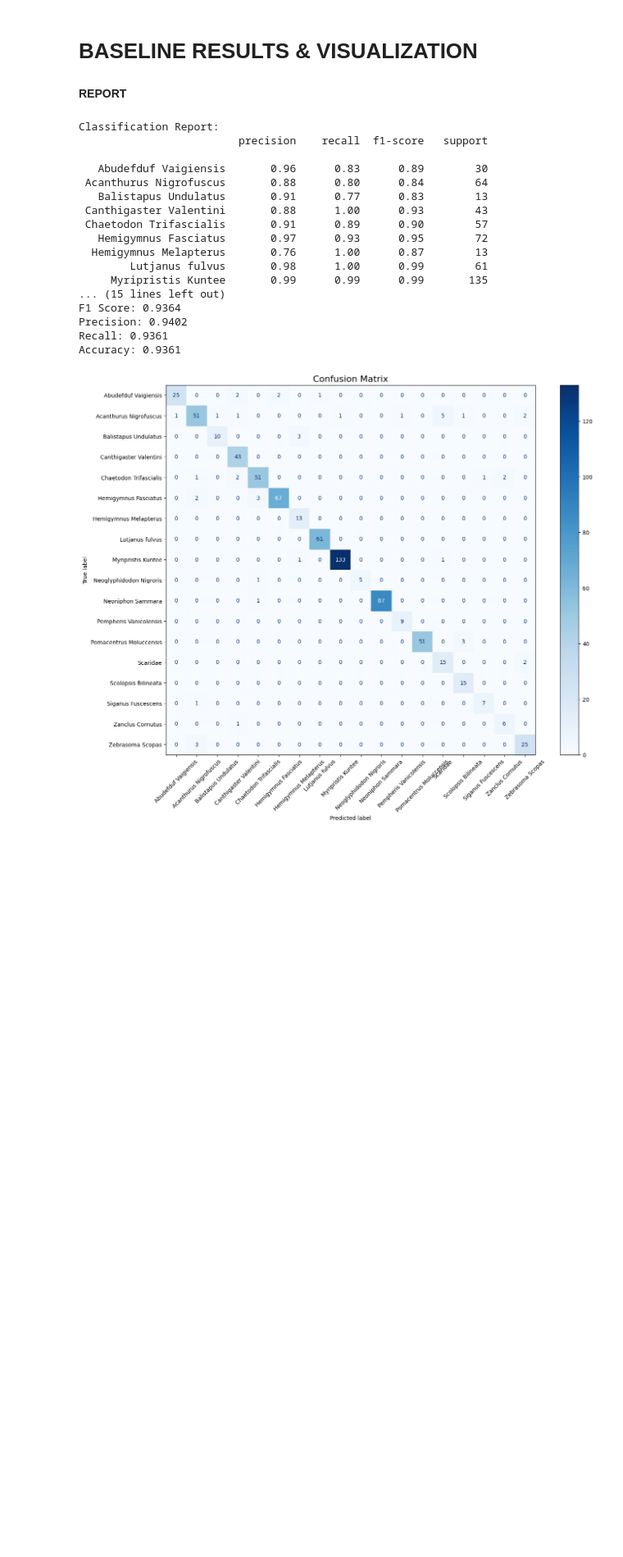
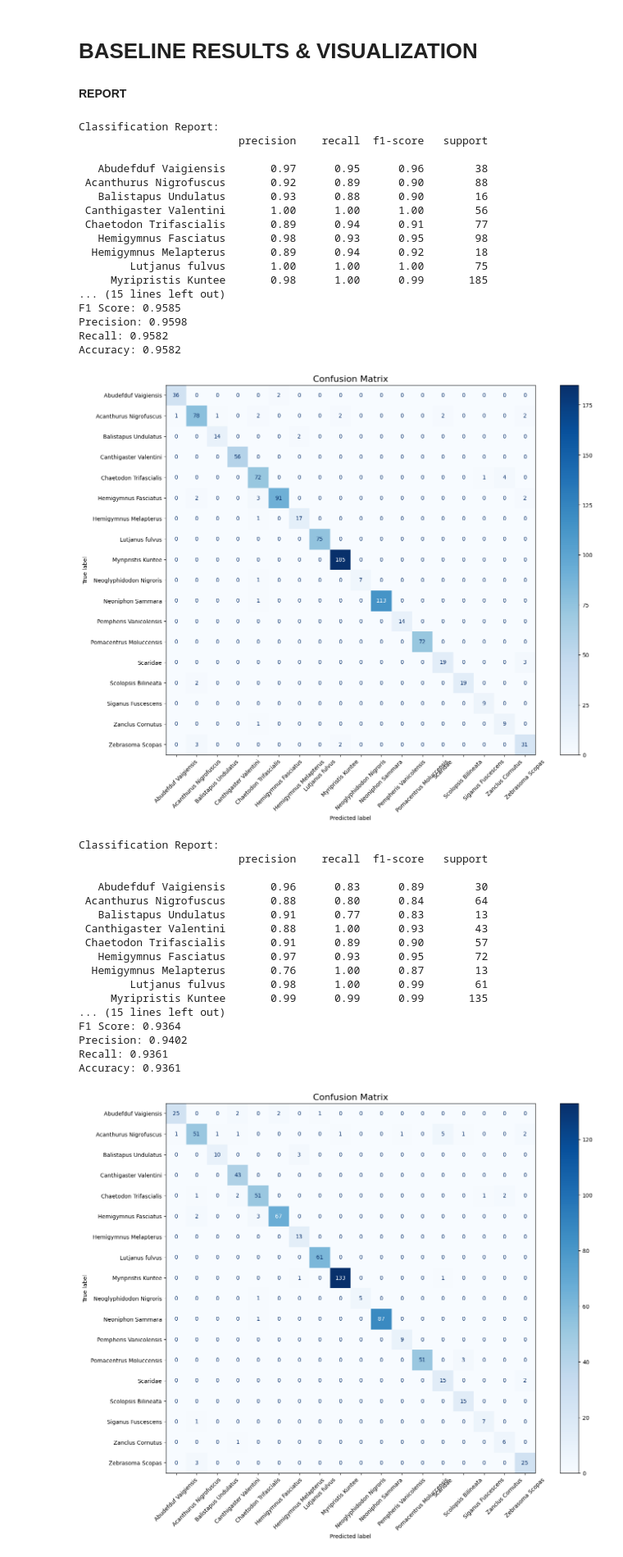
Before and after one commit to kruizo/model-training, a Jupyter notebook: ThesisFinal.ipynb, the cells around one changed output. Shown at 82% size. Cells and saved outputs as stored; diff of their text form; code cells hidden in the pictures; blank space fills up the shorter version.

Commit message:
updated for additional training

```diff
--- a/ThesisFinal.ipynb
+++ b/ThesisFinal.ipynb
@@ -453,6 +787,60 @@ baseline_history = train_and_validate(torch_baseline_model, criterion, optimizer
 # BASELINE RESULTS & VISUALIZATION
 # %% [markdown]
 **REPORT**
+# %%
+# NOT ENHANCED 60 epoch 80 20
+from sklearn.metrics import confusion_matrix, ConfusionMatrixDisplay
+
+y_true, y_pred = test_model(torch_baseline_model, test_loader)
+
+print("\nClassification Report:")
+
+class_names = train_dataset.classes
+
+print(classification_report(y_true, y_pred, target_names=class_names))
+
+f1 = f1_score(y_true, y_pred, average='weighted')
+precision = precision_score(y_true, y_pred, average='weighted')
+recall = recall_score(y_true, y_pred, average='weighted')
+accuracy = accuracy_score(y_true, y_pred)
+
+print(f'\nF1 Score: {f1:.4f}')
+print(f'Precision: {precision:.4f}')
+print(f'Recall: {recall:.4f}')
+print(f'Accuracy: {accuracy:.4f}')
+
+y_true = [class_names[i] for i in y_true]
+y_pred = [class_names[i] for i in y_pred]
+
+cm = confusion_matrix(y_true, y_pred, labels=class_names)
+disp = ConfusionMatrixDisplay(confusion_matrix=cm, display_labels=class_names)
+plt.figure(figsize=(16, 12))
+disp.plot(cmap=plt.cm.Blues, xticks_rotation=45, ax=plt.gca())
+
+# Customize axis label sizes for better readability
+plt.xticks(fontsize=10)
+plt.yticks(fontsize=10)
+plt.title('Confusion Matrix', fontsize=16)
+plt.show()
+# %% [output]
+Classification Report:
+                         precision    recall  f1-score   support
+
+   Abudefduf Vaigiensis       0.97      0.95      0.96        38
+ Acanthurus Nigrofuscus       0.92      0.89      0.90        88
+   Balistapus Undulatus       0.93      0.88      0.90        16
+ Canthigaster Valentini       1.00      1.00      1.00        56
+ Chaetodon Trifascialis       0.89      0.94      0.91        77
+   Hemigymnus Fasciatus       0.98      0.93      0.95        98
+  Hemigymnus Melapterus       0.89      0.94      0.92        18
+        Lutjanus fulvus       1.00      1.00      1.00        75
+     Myripristis Kuntee       0.98      1.00      0.99       185
+... (15 lines left out)
+F1 Score: 0.9585
+Precision: 0.9598
+Recall: 0.9582
+Accuracy: 0.9582
+[figure, added]
 # %%
 # NOT ENHANCED
 from sklearn.metrics import confusion_matrix, ConfusionMatrixDisplay
```
Also changed, not shown: parts of 18 cells of this notebook, 1 other file.
